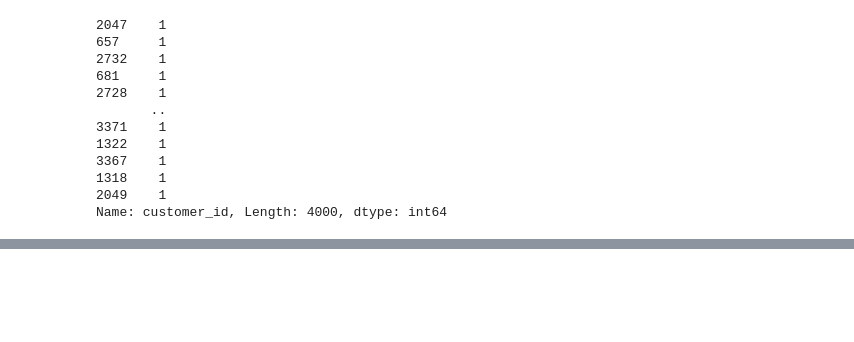
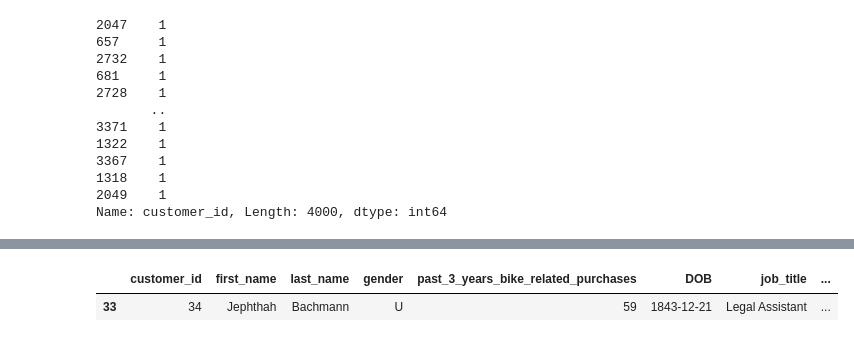
Before and after one commit to Pritam-Patra/kpmg_module1, a Jupyter notebook: module1.ipynb, the cells around one changed output, grey strips where cells are left out. Saved outputs shown, nothing was run; the diff lists cells and outputs as text; code cells hidden in the pictures; blank space fills up the shorter version.

Commit message:
Exploring Columns is done of Customer Demographics

```diff
--- a/module1.ipynb
+++ b/module1.ipynb
@@ -358,5 +358,5 @@ Benita       1
 Name: first_name, Length: 3139, dtype: int64
 # %%
 #Eliminating NaN values
-CustomerDemographic.dropna(axis=0, inplace = True)
+cd = CustomerDemographic.dropna(axis=0)
 # %%
@@ -383,2 +417,7 @@ CustomerDemographic['DOB'].value_counts()
+# %%
+CustomerDemographic[CustomerDemographic['DOB'].dt.year < 1900]
+# %% [output]
+|  | customer_id | first_name | last_name | gender | past_3_years_bike_related_purchases | DOB | job_title | ... |
+| 33 | 34 | Jephthah | Bachmann | U | 59 | 1843-12-21 | Legal Assistant | ... |
 # %%
 CustomerDemographic['job_title'].value_counts()
```
Also changed, not shown: parts of 12 cells of this notebook.
